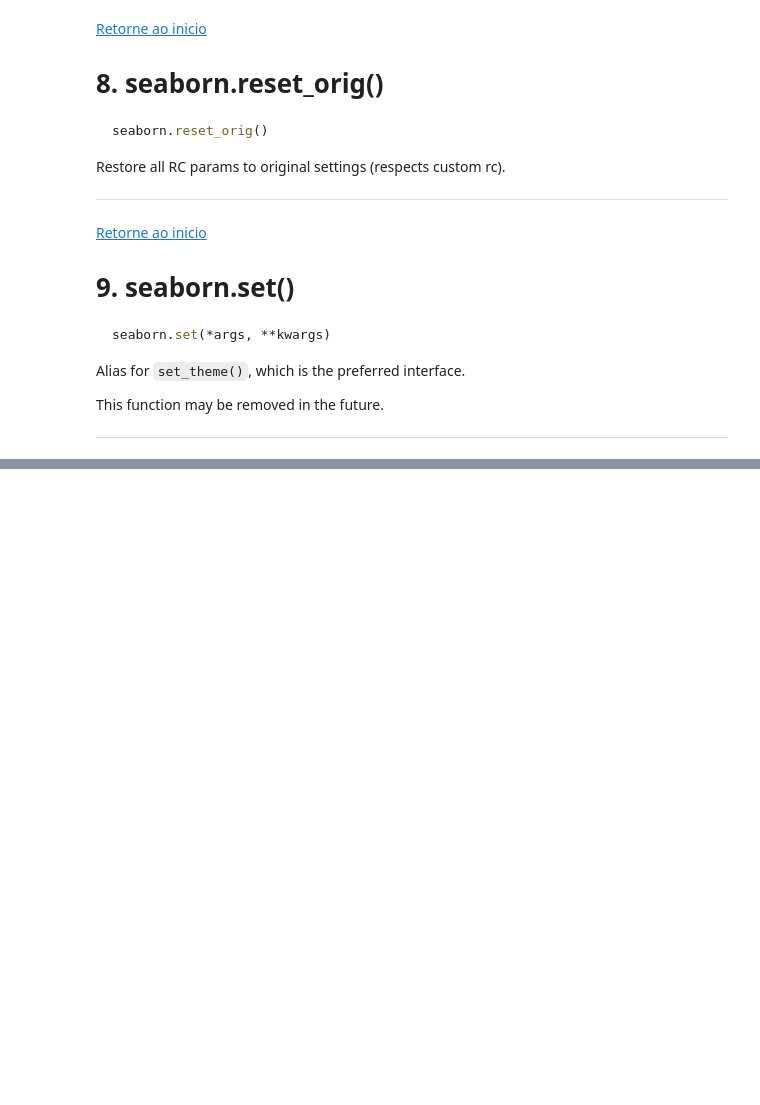
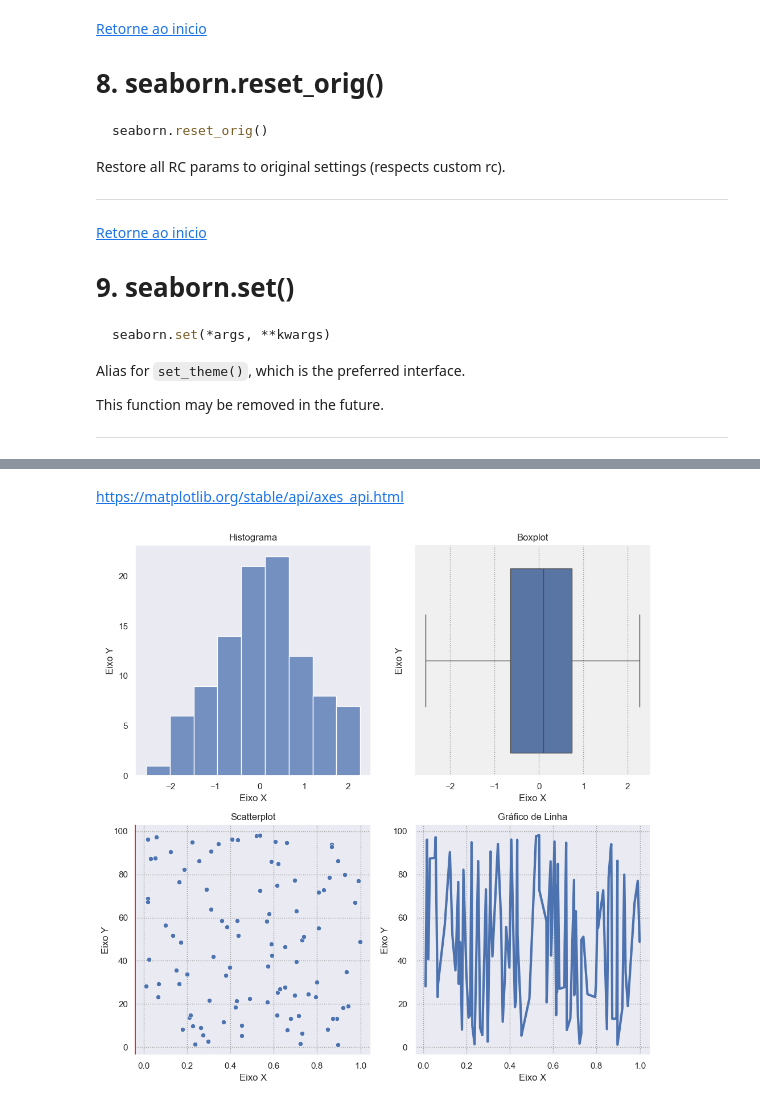
Before and after one commit to espeditoalves/graphhub, a Jupyter notebook: graphhub/seaborn/seaborn_theme.ipynb, the cells around one changed output, grey strips where cells are left out. Drawn from its saved outputs; the diff is of its cells as text; code cells hidden in the pictures; blank space fills up the shorter version.

Commit message:
Adiciona alguns exemplos de como configurar cada subplot individualmente

```diff
--- a/graphhub/seaborn/seaborn_theme.ipynb
+++ b/graphhub/seaborn/seaborn_theme.ipynb
@@ -275,0 +306,49 @@ This function may be removed in the future.
+# %% [markdown]
+https://matplotlib.org/stable/api/axes_api.html
+# %%
+# Criando uma figura com uma grade de subplots
+fig, axes = plt.subplots(nrows=2, ncols=2, figsize=(10, 10))
+
+# Plotando dados usando Seaborn em cada subplot específico
+sns.histplot(data=seu_dataframe, x="sua_coluna", ax=axes[0, 0])
+sns.boxplot(data=seu_dataframe, x="sua_coluna", ax=axes[0, 1])
+sns.scatterplot(data=seu_dataframe, x="sua_coluna_x", y="sua_coluna_y", ax=axes[1, 0])
+sns.lineplot(data=seu_dataframe, x="sua_coluna_x", y="sua_coluna_y", ax=axes[1, 1])
+
+# Personalizando o subplot axes[0, 0]
+axes[0, 0].set_title('Histograma')
+axes[0, 0].set_xlabel('Eixo X')
+axes[0, 0].set_ylabel('Eixo Y')
+axes[0, 0].grid(False)  # Removendo a grade
+axes[0, 0].tick_params(axis='x', which='both', bottom=False, top=False)  # Removendo ticks do eixo X
+axes[0, 0].tick_params(axis='y', which='both', left=False, right=False)  # Removendo ticks do eixo Y
+
+# Personalizando o subplot axes[0, 1]
+axes[0, 1].set_title('Boxplot')
+axes[0, 1].set_xlabel('Eixo X')
+axes[0, 1].set_ylabel('Eixo Y')
+axes[0, 1].spines['top'].set_visible(False)  # Removendo a borda superior
+axes[0, 1].spines['right'].set_visible(False)  # Removendo a borda direita
+axes[0, 1].set_facecolor('#f0f0f0')  # Mudando a cor de fundo
+
+# Personalizando o subplot axes[1, 0]
+axes[1, 0].set_title('Scatterplot')
+axes[1, 0].set_xlabel('Eixo X')
+axes[1, 0].set_ylabel('Eixo Y')
+axes[1, 0].spines['left'].set_color('red')  # Mudando a cor da borda esquerda
+axes[1, 0].spines['bottom'].set_linestyle('--')  # Mudando o estilo da borda inferior
+
+# Personalizando o subplot axes[1, 1]
+axes[1, 1].set_title('Gráfico de Linha')
+axes[1, 1].set_xlabel('Eixo X')
+axes[1, 1].set_ylabel('Eixo Y')
+axes[1, 1].spines['left'].set_linewidth(2)  # Aumentando a largura da borda esquerda
+axes[1, 1].spines['bottom'].set_linewidth(2)  # Aumentando a largura da borda inferior
+
+# Ajustando o layout para evitar sobreposição
+plt.tight_layout()
+
+# Mostrando o gráfico
+plt.show()
+# %% [output]
+[figure, added]
```
Also changed, not shown: parts of 4 cells of this notebook.
